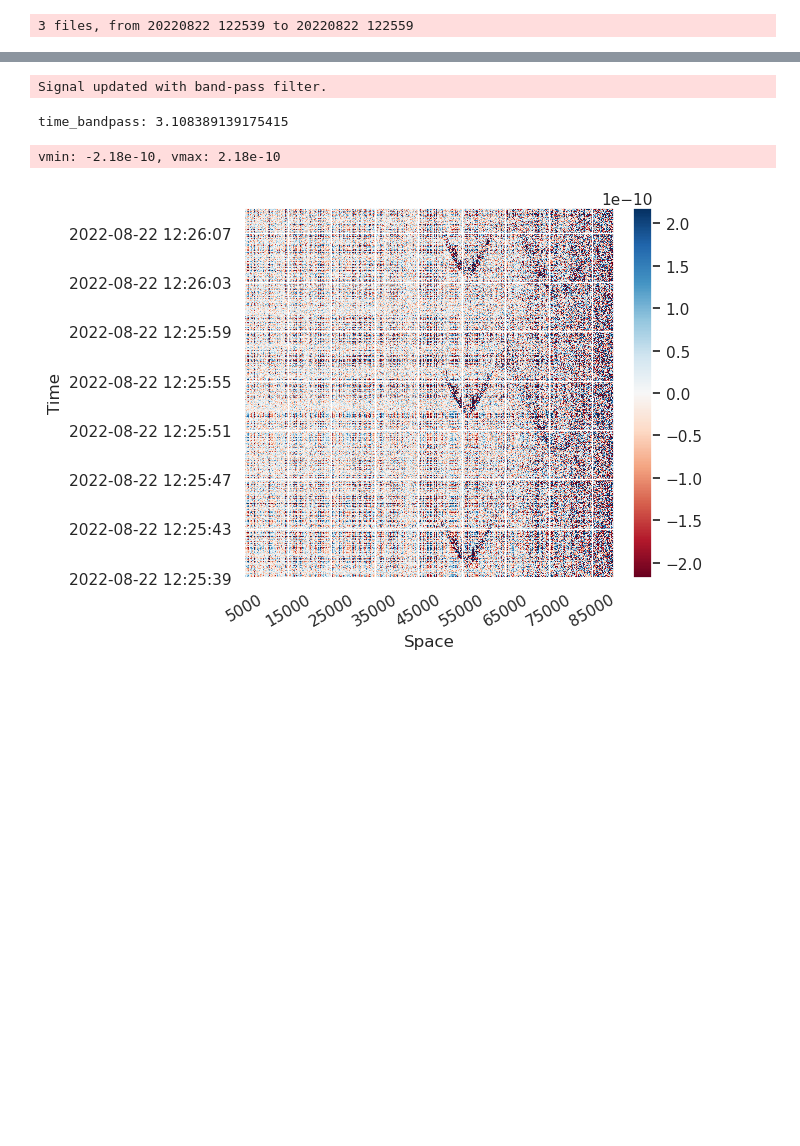
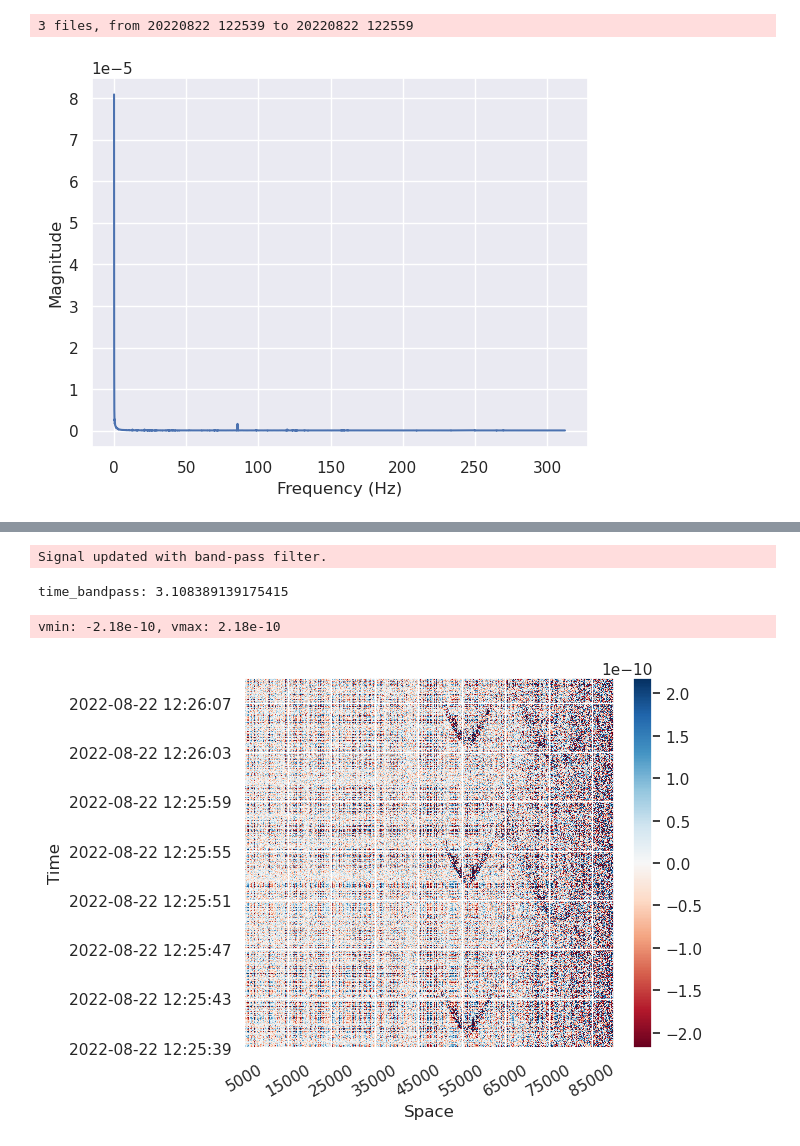
Before and after one commit to truongphanduykhanh/dasly, a Jupyter notebook: notebooks/19.2-khanhtruong-whale-newdasly.ipynb, the cells around one changed output, grey strips where cells are left out. Cells and saved outputs as stored; diff of their text form; code cells hidden in the pictures; blank space fills up the shorter version.

Commit message:
plot jupyter

```diff
--- a/notebooks/19.2-khanhtruong-whale-newdasly.ipynb
+++ b/notebooks/19.2-khanhtruong-whale-newdasly.ipynb
@@ -25,3 +25,7 @@ das.load_data(
 )
 # %% [output]
 3 files, from 20220822 122539 to 20220822 122559
+# %%
+das.fft()
+# %% [output]
+[figure, added]
```
Also changed, not shown: parts of 1 cell of this notebook, 19 other files.
